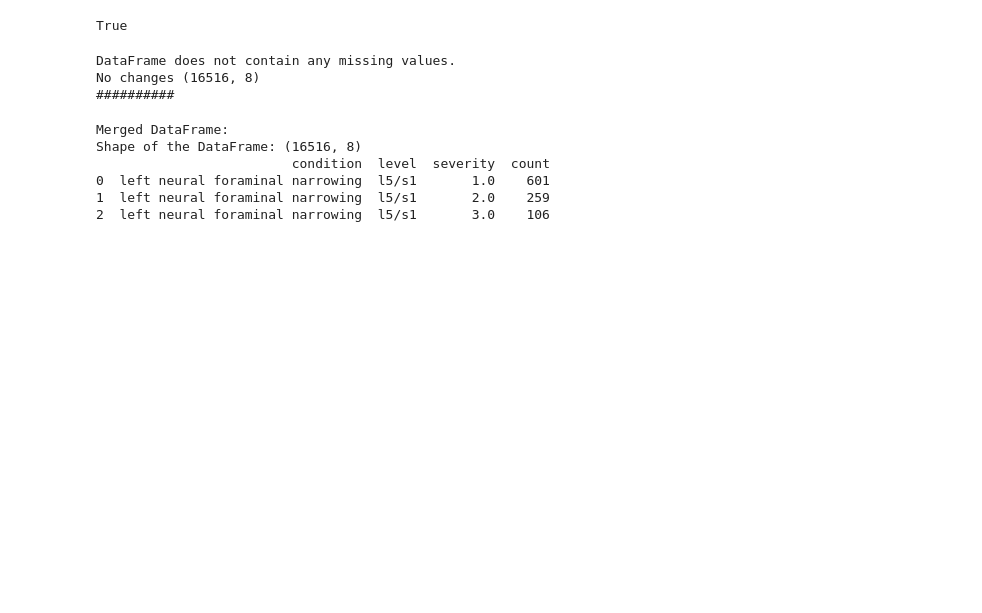
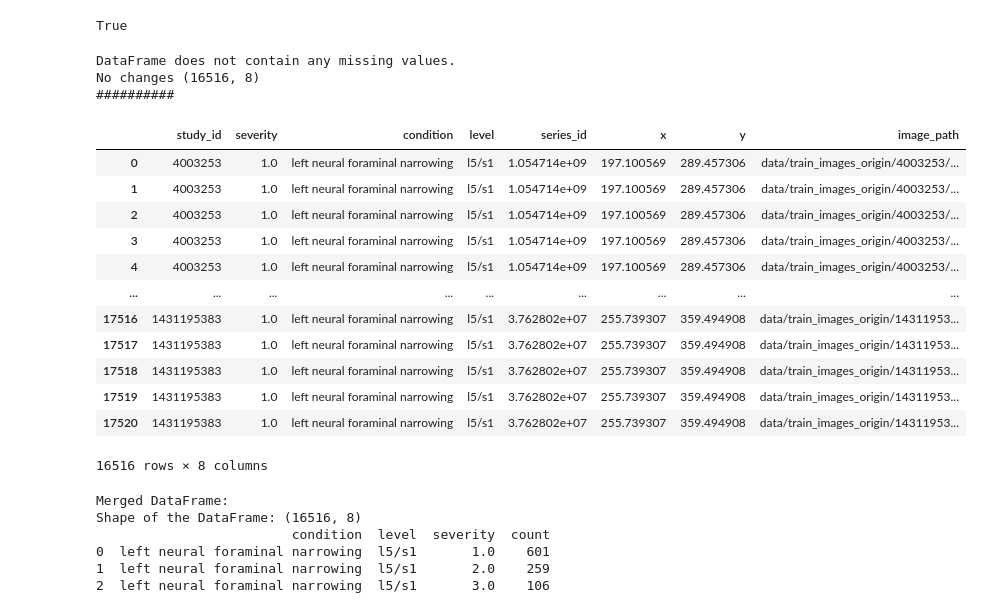
Before and after one commit to CogitoErgoDS/Spine_Degenerative_Classification, a Jupyter notebook: _20_7_spine-copy.ipynb, the cells around one changed output. Saved outputs shown, nothing was run; the diff lists cells and outputs as text; code cells hidden in the pictures; blank space fills up the shorter version.

```diff
--- a/_20_7_spine-copy.ipynb
+++ b/_20_7_spine-copy.ipynb
@@ -760,10 +760,24 @@ True
 # %%
 # Generate a sample of the DataFrame
 df_end = generate_sample(df_end)
+df_end
 # %% [output]
 DataFrame does not contain any missing values.
 No changes (16516, 8)
 ##########
+|  | study_id | severity | condition | level | series_id | x | y | image_path |
+| 0 | 4003253 | 1.0 | left neural foraminal narrowing | l5/s1 | 1.054714e+09 | 197.100569 | 289.457306 | data/train_images_origin/4003253/... |
+| 1 | 4003253 | 1.0 | left neural foraminal narrowing | l5/s1 | 1.054714e+09 | 197.100569 | 289.457306 | data/train_images_origin/4003253/... |
+| 2 | 4003253 | 1.0 | left neural foraminal narrowing | l5/s1 | 1.054714e+09 | 197.100569 | 289.457306 | data/train_images_origin/4003253/... |
+| 3 | 4003253 | 1.0 | left neural foraminal narrowing | l5/s1 | 1.054714e+09 | 197.100569 | 289.457306 | data/train_images_origin/4003253/... |
+| 4 | 4003253 | 1.0 | left neural foraminal narrowing | l5/s1 | 1.054714e+09 | 197.100569 | 289.457306 | data/train_images_origin/4003253/... |
+| ... | ... | ... | ... | ... | ... | ... | ... | ... |
+| 17516 | 1431195383 | 1.0 | left neural foraminal narrowing | l5/s1 | 3.762802e+07 | 255.739307 | 359.494908 | data/train_images_origin/14311953... |
+| 17517 | 1431195383 | 1.0 | left neural foraminal narrowing | l5/s1 | 3.762802e+07 | 255.739307 | 359.494908 | data/train_images_origin/14311953... |
+| 17518 | 1431195383 | 1.0 | left neural foraminal narrowing | l5/s1 | 3.762802e+07 | 255.739307 | 359.494908 | data/train_images_origin/14311953... |
+| 17519 | 1431195383 | 1.0 | left neural foraminal narrowing | l5/s1 | 3.762802e+07 | 255.739307 | 359.494908 | data/train_images_origin/14311953... |
+| 17520 | 1431195383 | 1.0 | left neural foraminal narrowing | l5/s1 | 3.762802e+07 | 255.739307 | 359.494908 | data/train_images_origin/14311953... |
+16516 rows × 8 columns
 # %%
 print("\nMerged DataFrame:")
 count_severity_by_condition_level(df_end)
```
Also changed, not shown: parts of 28 cells of this notebook, 7 other files.
